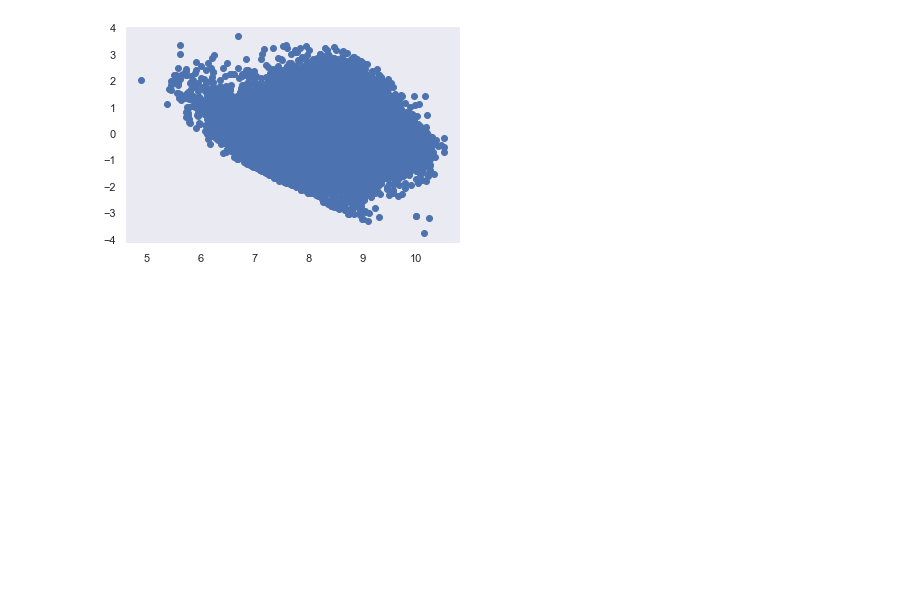
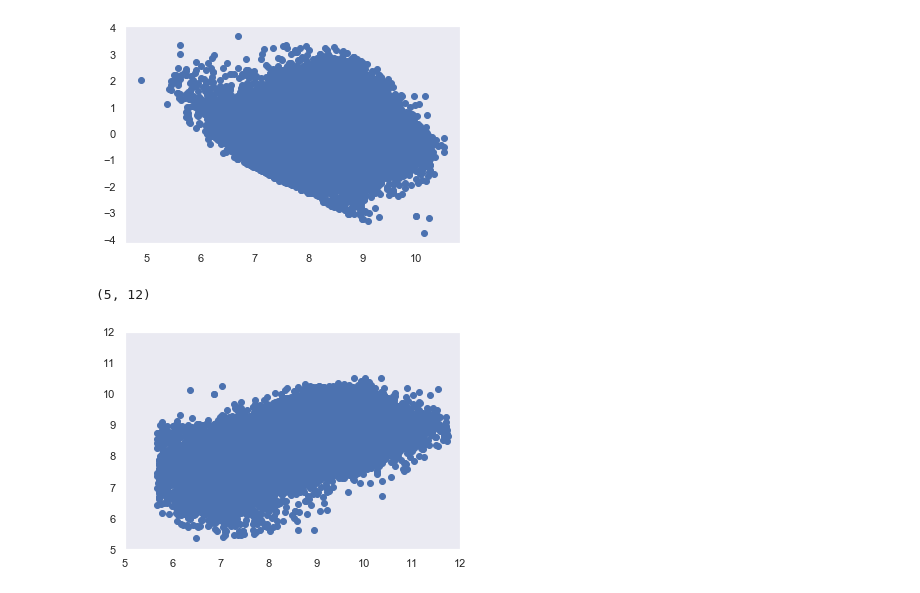
Before and after one commit to neylsoncrepalde/diversidade_mercado_ia, a Jupyter notebook: src/exploratoria.ipynb, the cells around one changed output. Cells and saved outputs as stored; diff of their text form; code cells hidden in the pictures; blank space fills up the shorter version.

```diff
--- a/src/exploratoria.ipynb
+++ b/src/exploratoria.ipynb
@@ -547,3 +563,10 @@ plt.scatter(yhat, regressao.resid)
 # %% [output]
 <matplotlib.collections.PathCollection at 0x...>
 [figure]
+# %%
+plt.scatter(y, yhat)
+plt.xlim((5, 12))
+plt.ylim((5, 12))
+# %% [output]
+(5, 12)
+[figure, added]
```
Also changed, not shown: parts of 5 cells of this notebook.
